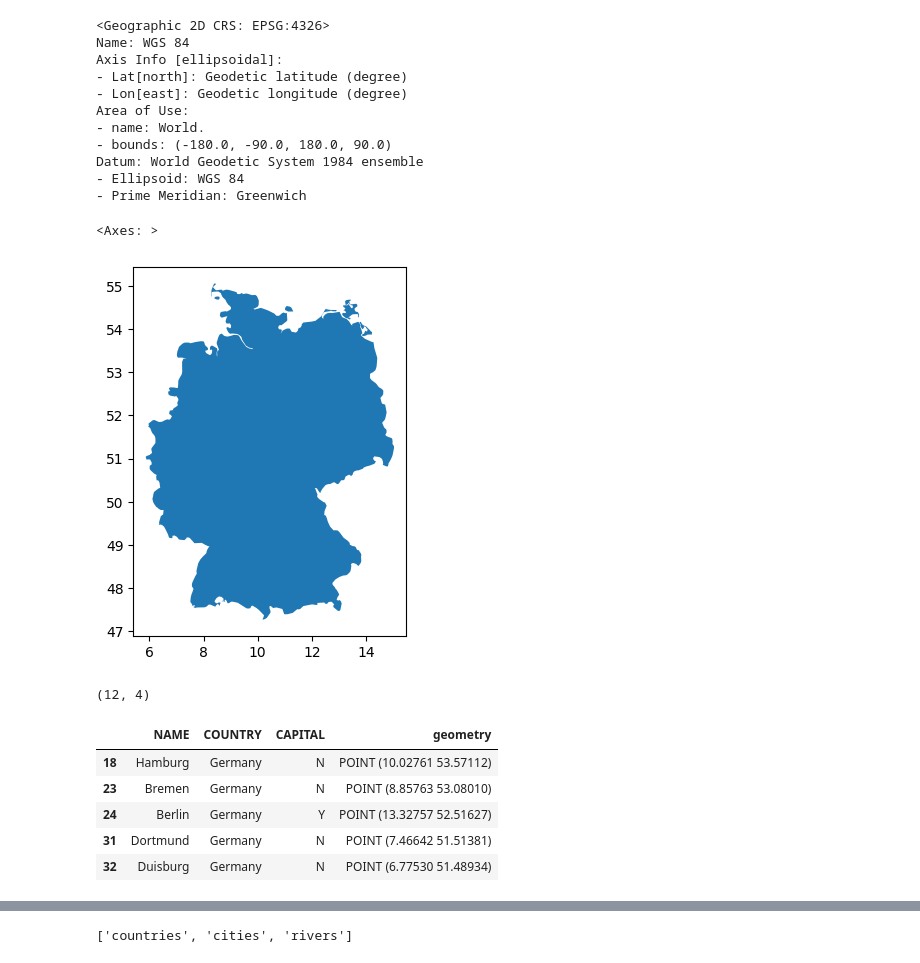
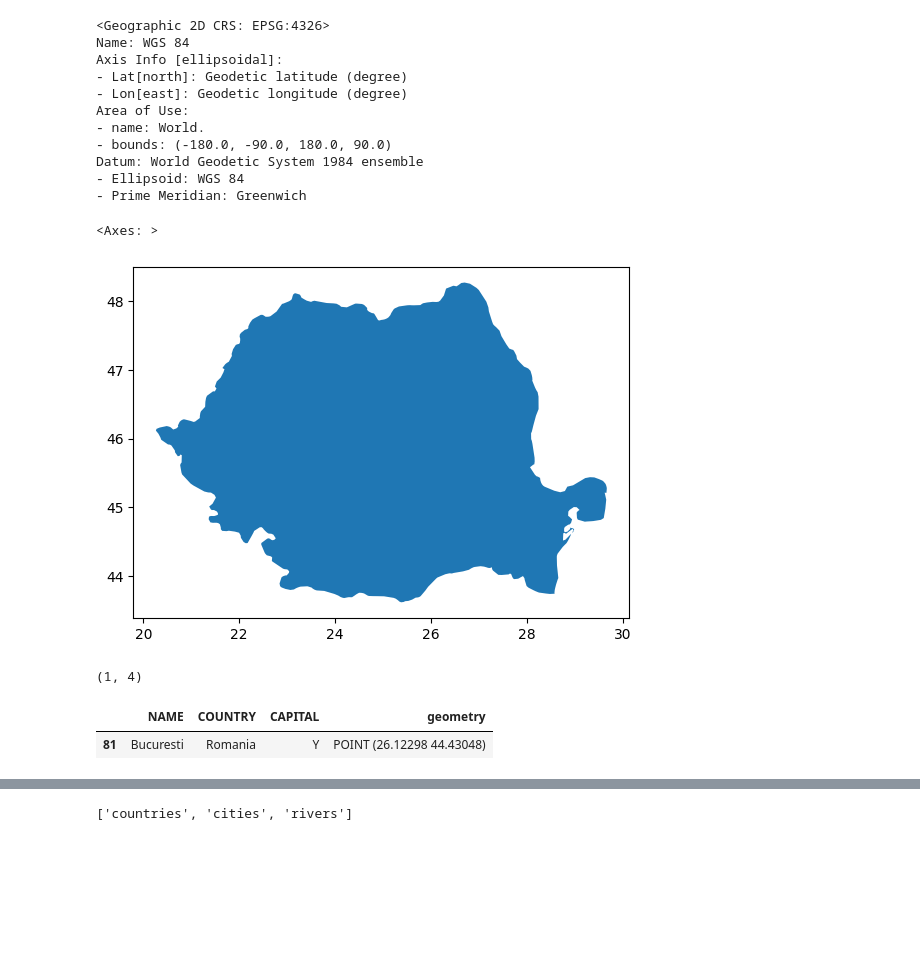
Before and after one commit to Clases-y-Evaluaciones-DelaCruz-Diana/cambiandopais, a Jupyter notebook: index.ipynb, the cells around one changed output, grey strips where cells are left out. Saved outputs shown, nothing was run; the diff lists cells and outputs as text; code cells hidden in the pictures; blank space fills up the shorter version.

```diff
--- a/index.ipynb
+++ b/index.ipynb
@@ -15,7 +15,7 @@ geopandas.geodataframe.GeoDataFrame
 # %%
 #TERCERO: Se elige un pais, en este caso: Alemania
 # %%
-alemania=countries[countries.COUNTRY=='Germany']
+romania=countries[countries.COUNTRY=='Romania']
 # %%
 #CUARTO: Se plotea el mapa de Alemania y se configura el estilo de la imagen
 # %%
@@ -40,28 +40,24 @@ rivers=rivers.to_crs(countries.crs)
 # %%
     #Ahora si se muestra a Alemania
 # %%
-alemania.plot()
+romania.plot()
 # %% [output]
 <Axes: >
-[figure, old version]
+[figure, new version]
 # %%
 #QUINTO: Se muestra el numero y nombre de las ciudades en Alemania
 # %%
 cities=cities.to_crs(countries.crs)
 # %%
-cities_alemania=cities[cities.COUNTRY=='Germany']
-cities_alemania.shape
+cities_romania=cities[cities.COUNTRY=='Romania']
+cities_romania.shape
 # %% [output]
-(12, 4)
+(1, 4)
 # %%
-cities_alemania.head()
+cities_romania.head()
 # %% [output]
 |  | NAME | COUNTRY | CAPITAL | geometry |
-| 18 | Hamburg | Germany | N | POINT (10.02761 53.57112) |
-| 23 | Bremen | Germany | N | POINT (8.85763 53.08010) |
-| 24 | Berlin | Germany | Y | POINT (13.32757 52.51627) |
-| 31 | Dortmund | Germany | N | POINT (7.46642 51.51381) |
-| 32 | Duisburg | Germany | N | POINT (6.77530 51.48934) |
+| 81 | Bucuresti | Romania | Y | POINT (26.12298 44.43048) |
 # %%
 #SEXTO: Se plotean las ciudades de Alemania
 # %%
```
Also changed, not shown: parts of 22 cells of this notebook, 1 other file.
